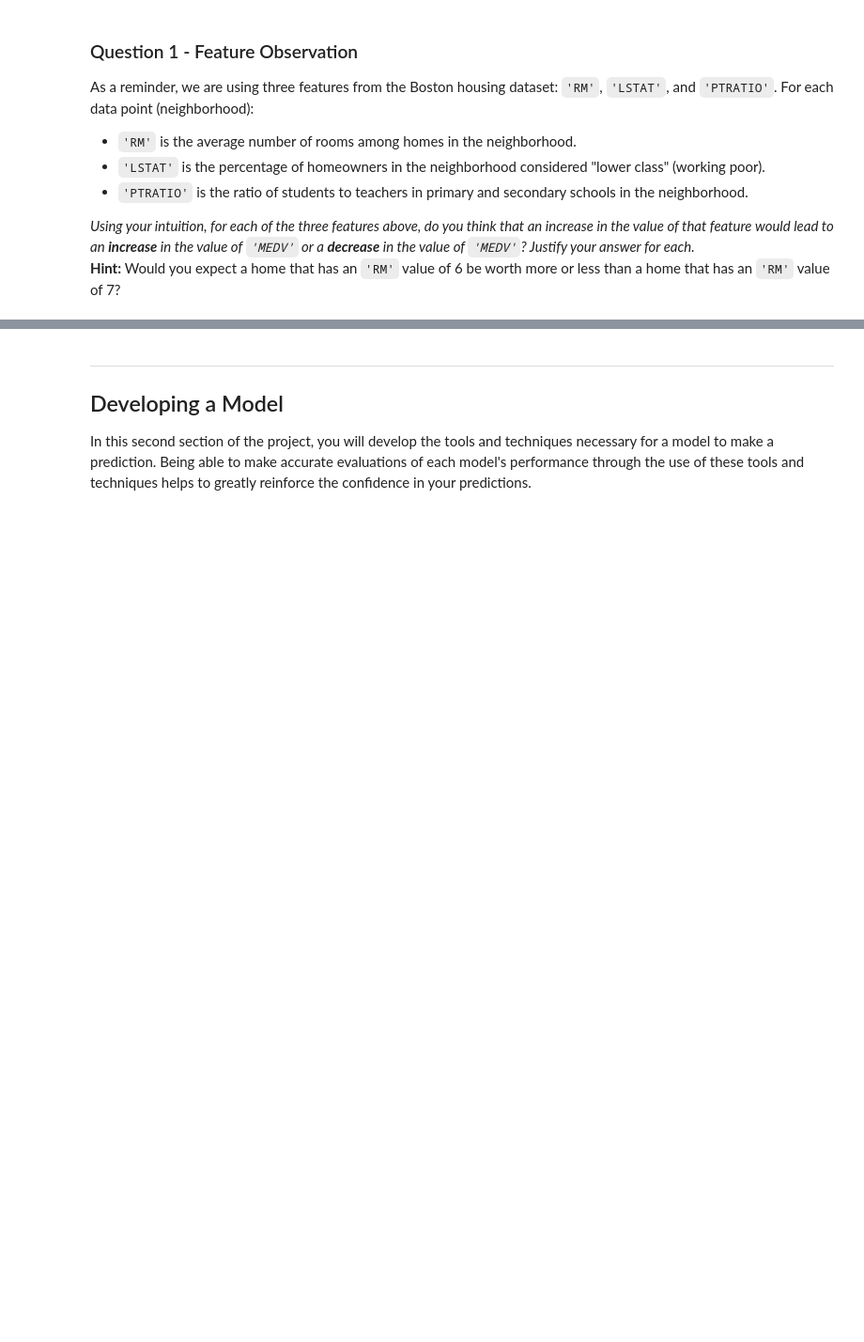
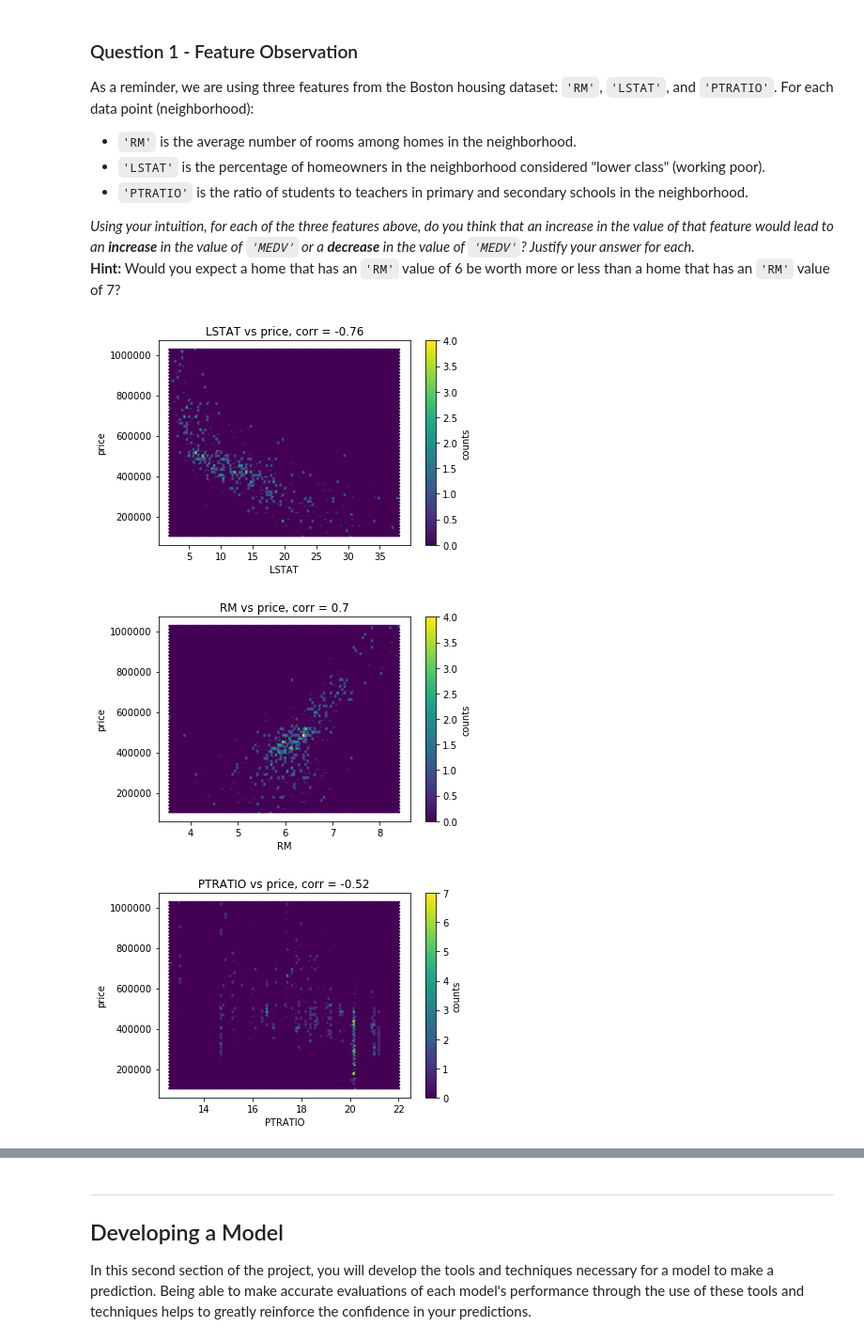
Before and after one commit to crypdick/machine-learning, a Jupyter notebook: projects/boston_housing/boston_housing.ipynb, the cells around one changed output, grey strips where cells are left out. Shown: that part at 94% size. Drawn from its saved outputs; the diff is of its cells as text; code cells hidden in the pictures; blank space fills up the shorter version.

```diff
--- a/projects/boston_housing/boston_housing.ipynb
+++ b/projects/boston_housing/boston_housing.ipynb
@@ -92,5 +92,26 @@ As a reminder, we are using three features from the Boston housing dataset: `'RM
 
 _Using your intuition, for each of the three features above, do you think that an increase in the value of that feature would lead to an **increase** in the value of `'MEDV'` or a **decrease** in the value of `'MEDV'`? Justify your answer for each._
 **Hint:** Would you expect a home that has an `'RM'` value of 6 be worth more or less than a home that has an `'RM'` value of 7?
+# %%
+from scipy.stats.stats import pearsonr
+import matplotlib.pyplot as plt
+
+
+for feature in ['LSTAT', 'RM', 'PTRATIO']:
+    fig = plt.figure()
+    ax = plt.subplot(111)
+    corr, _ = pearsonr(data[feature], prices)
+    plt.title('{} vs price, corr = {}'.format(feature, round(corr, 2)))
+    hb = ax.hexbin(data[feature], prices, cmap='viridis')
+    #plt.scatter(data[feature], prices)
+    plt.xlabel(feature)
+    plt.ylabel('price')
+    cb = fig.colorbar(hb, ax=ax)
+    cb.set_label('counts')
+    plt.show()
+# %% [output]
+[figure, added]
+[figure, added]
+[figure, added]
 # %% [markdown]
 **Answer: **I predict high LSTAT is inversly correlated with high MEDV. Likewise, a low student:teacher ratio is desirable and would result in a more expensive neighborhood. I do not think RM would be linear. In most cases, more rooms will increase the value of the house. However, if you add have too many rooms in the house (e.g. slumlord converts a home into overpacked dorm) it would lose value.
```
Also changed, not shown: parts of 21 cells of this notebook, 1 other file.
